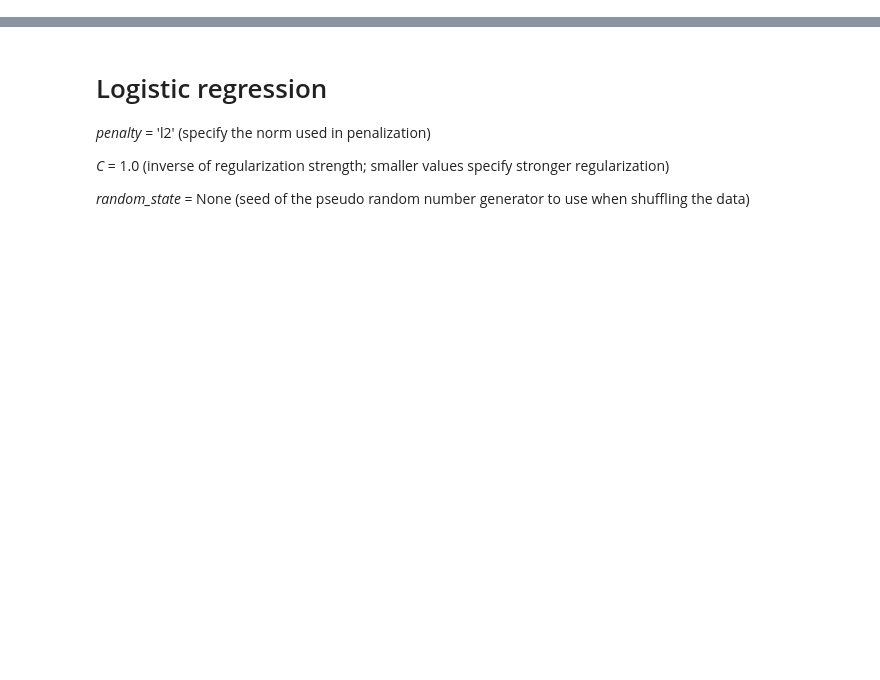
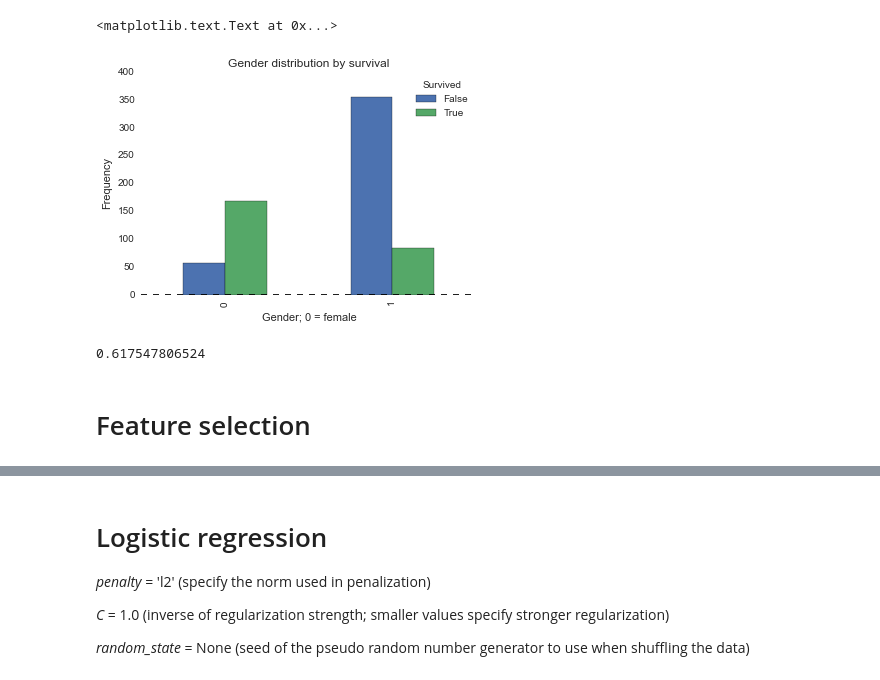
Before and after one commit to ErBa508/kggle, a Jupyter notebook: Titanic/LogisticRegression_Titanic.ipynb, the cells around one changed output, grey strips where cells are left out. Cells and saved outputs as stored; diff of their text form; code cells hidden in the pictures; blank space fills up the shorter version.

Commit message:
Add feature engineering, feature selection to model

```diff
--- a/Titanic/LogisticRegression_Titanic.ipynb
+++ b/Titanic/LogisticRegression_Titanic.ipynb
@@ -22,0 +38,18 @@ test = pd.read_csv('input/test2.csv')
+# %%
+def createNewCol(boolx):
+    featx = []
+    for i in range(len(boolx)):
+        if boolx[i]:
+            featx.append(1)
+        else:
+            featx.append(0)
+
+    return featx
+# %%
+# (1) children younger than 18 in the first or second class predominantly survive
+bool1 = (train['AgeFill'] < 18) & (train['Pclass'] < 3)
+bool1t = (test['AgeFill'] < 18) & (test['Pclass'] < 3)
+print(sum(bool1))
+
+train["kidHighClass"] = createNewCol(bool1)
+test["kidHighClass"] = createNewCol(bool1t)
@@ -22,0 +58,8 @@ test = pd.read_csv('input/test2.csv')
+# %%
+# (2) mother's with one child in first or second class predominantly survive
+bool2 = (train['AgeFill'] > 18) & (train['Parch'] == 1) & (train['Pclass'] < 3) & (train['Gender'] == 0)
+bool2t = (test['AgeFill'] > 18) & (test['Parch'] == 1) & (test['Pclass'] < 3) & (test['Gender'] == 0)
+print(sum(bool2))
+
+train["momHighClass"] = createNewCol(bool2)
+test["momHighClass"] = createNewCol(bool2t)
@@ -22,0 +88,5 @@ test = pd.read_csv('input/test2.csv')
+# %%
+# create hold-out set
+
+features = list(train.columns.values)[2::]
+X_train, X_test, y_train, y_test = train_test_split(train[features], train['Survived'])
@@ -22,0 +113,16 @@ test = pd.read_csv('input/test2.csv')
+# %%
+pd.crosstab(X_train.Gender, y_train.astype(bool)).plot(kind='bar')
+plt.title('Gender distribution by survival')
+plt.xlabel('Gender; 0 = female')
+plt.ylabel('Frequency')
+# %% [output]
+<matplotlib.text.Text at 0x...>
+[figure, added]
+# %%
+# null accuracy
+null_accuracy = train.Survived.value_counts().max()/len(train.Survived)
+print(null_accuracy)
+# %% [output]
+0.617547806524
+# %% [markdown]
+# Feature selection
```
Also changed, not shown: parts of 27 cells of this notebook.
